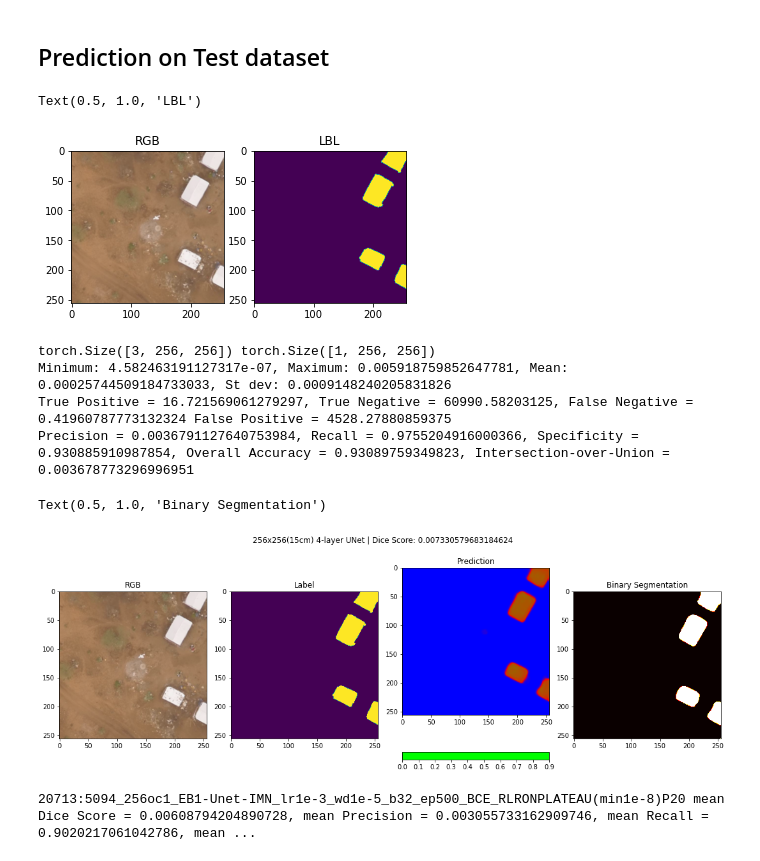
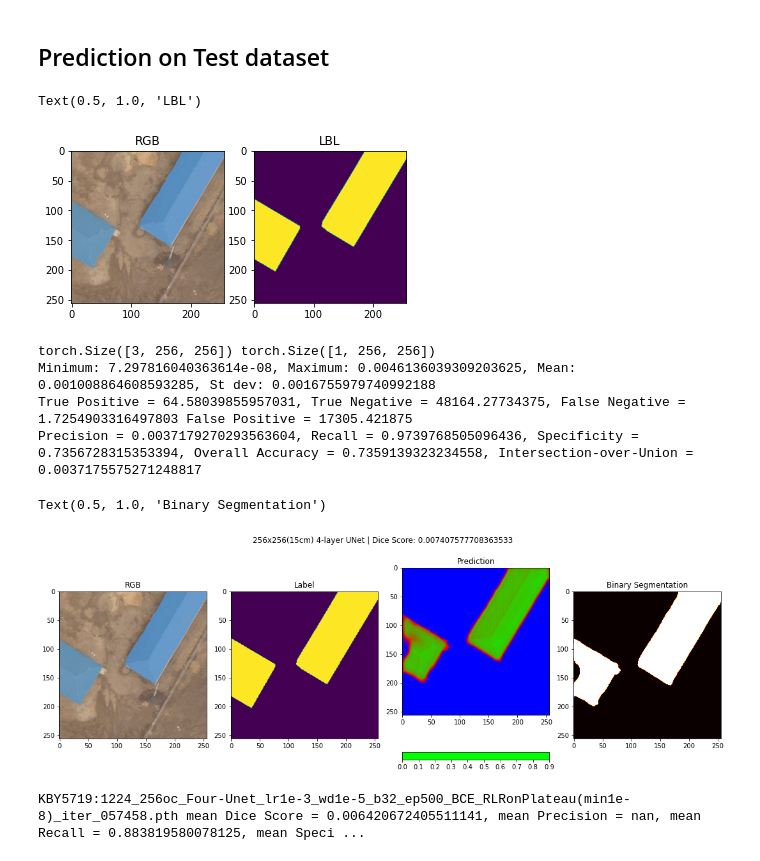
Before and after one commit to chrischank/HOTOSM_OAM_codeV2, a Jupyter notebook: Train_loop.ipynb, the cells around one changed output. Drawn from its saved outputs; the diff is of its cells as text; code cells hidden in the pictures.

```diff
--- a/Train_loop.ipynb
+++ b/Train_loop.ipynb
@@ -94,7 +94,7 @@ def tvt_split(td):
 
         return train_IMG, val_IMG, test_IMG
 
-data_path = os.path.abspath("/home/mnt/HOTOSM_data/TVT_10cm")
+data_path = os.path.abspath("/home/mnt/HOTOSM_data/TVT_15cm")
 
 if os.path.exists(data_path) == True:
 
@@ -107,17 +107,17 @@ if os.path.exists(data_path) == True:
 
     for root, dirs, filename in os.walk(os.path.join(data_path, "Train", "IMG")):
         for f in filename:
-            #if f.startswith("KBY15_IMG"):
+            if f.startswith("KBY15_IMG"):
                 TrainIMG_ls.append(root + "/" + f)
 
     for root, dirs, filename in os.walk(os.path.join(data_path, "Val", "IMG")):
         for f in filename:
-            #if f.startswith("KBY15_IMG"):
+            if f.startswith("KBY15_IMG"):
                 ValIMG_ls.append(root + "/" + f)
 
     for root, dirs, filename in os.walk(os.path.join(data_path, "Test", "IMG")):
         for f in filename:
-            #if f.startswith("KBY15_IMG"):
+            if f.startswith("KBY15_IMG"):
                 TestIMG_ls.append(root + "/" + f)
 
 
@@ -584,21 +583,22 @@ LBL = plt.imshow(test_pair[1].detach().cpu().numpy().transpose(1, 2, 0))
 ax.set_title('LBL')
 # %% [output]
 Text(0.5, 1.0, 'LBL')
-[figure, old version]
+[figure, new version]
+# %%
+xp_name = "KBY5719:1224_256oc_Four-Unet_lr1e-3_wd1e-5_b32_ep500_BCE_RLRonPlateau(min1e-8)"
 # %%
-Net = smp.Unet(encoder_name = 'efficientnet-b1', encoder_depth = 4,
-               encoder_weights = None, decoder_use_batchnorm = True,
-               decoder_channels = (128, 64, 32, 16), decoder_attention_type = None,
-               in_channels = 3, classes = 1, activation = "sigmoid", aux_params = None)
+#Net = smp.Unet(encoder_name = 'efficientnet-b1', encoder_depth = 4,
+#               encoder_weights = None, decoder_use_batchnorm = True,
+#               decoder_channels = (128, 64, 32, 16), decoder_attention_type = None,
+#               in_channels = 3, classes = 1, activation = "sigmoid", aux_params = None)
 
-#Net = Four_UNet()
+Net = Four_UNet()
 
 checkpoint_dir = os.path.abspath("/home/mnt/HOTOSM_data/checkpoints")
 #checkpoint_dir = os.path.abspath("/home/chris/Dropbox/HOTOSM/SAMPLE/best_weights")
+best_iter = "_iter_057458.pth"
 
-xp_name = "20713:5094_256oc1_EB1-Unet-IMN_lr1e-3_wd1e-5_b32_ep500_BCE_RLRONPLATEAU(min1e-8)P20"
-
-NN_weights = os.path.join(checkpoint_dir, xp_name, xp_name + "_iter_318167.pth")
+NN_weights = os.path.join(checkpoint_dir, xp_name, xp_name + best_iter)
 
 NN_weights = torch.load(NN_weights, map_location = device)
 
@@ -642,43 +642,44 @@ with torch.no_grad():
 print("True Positive = {0}, True Negative = {1}, False Negative = {2} False Positive = {3}".format(TP, TN, FN, FP))
 print("Precision = {0}, Recall = {1}, Specificity = {2}, Overall Accuracy = {3}, Intersection-over-Union = {4}".format(Precision, Recall, Specificity, OA, IoU))
 
 # Plotting the RGB, Prediction, and Confidence
 fig = plt.figure(figsize = (15, 6))
 ax = fig.add_subplot(1, 4, 1)
 fig.tight_layout(w_pad = 3)
 fig.suptitle("256x256(15cm) 4-layer UNet | Dice Score: {0}".format(dice_score))
 RGB = plt.imshow(test_pair[0].detach().cpu().numpy().transpose(1, 2, 0))
 ax.set_title('RGB')
 
 ax = fig.add_subplot(1, 4, 2)
 PILlbl = lbl.detach().cpu().numpy().transpose(1, 2, 0)
 plt.imshow(PILlbl)
 ax.set_title('Label')
 
 ax = fig.add_subplot(1, 4, 3)
 PILpred = prediction.detach().cpu().numpy().transpose(1, 2, 0)
 plt.imshow(PILpred, cmap = "brg")
 plt.colorbar(boundaries = np.arange(0, 1.0, 0.1), ticks = np.arange(0, 1.0, 0.1),
              orientation = "horizontal")
 ax.set_title('Prediction')
 
 ax = fig.add_subplot(1, 4, 4)
 PILbin = pred_BOOL.detach().cpu().numpy().transpose(1, 2, 0)
 plt.imshow(PILbin, cmap = "hot")
 ax.set_title('Binary Segmentation')
 # %% [output]
 torch.Size([3, 256, 256]) torch.Size([1, 256, 256])
-Minimum: 4.582463191127317e-07, Maximum: 0.005918759852647781, Mean: 0.00025744509184733033, St dev: 0.0009148240205831826
-True Positive = 16.721569061279297, True Negative = 60990.58203125, False Negative = 0.41960787773132324 False Positive = 4528.27880859375
-Precision = 0.0036791127640753984, Recall = 0.9755204916000366, Specificity = 0.930885910987854, Overall Accuracy = 0.93089759349823, Intersection-over-Union = 0.003678773296996951
+Minimum: 7.297816040363614e-08, Maximum: 0.0046136039309203625, Mean: 0.001008864608593285, St dev: 0.0016755979740992188
+True Positive = 64.58039855957031, True Negative = 48164.27734375, False Negative = 1.7254903316497803 False Positive = 17305.421875
+Precision = 0.0037179270293563604, Recall = 0.9739768505096436, Specificity = 0.7356728315353394, Overall Accuracy = 0.7359139323234558, Intersection-over-Union = 0.0037175575271248817
 Text(0.5, 1.0, 'Binary Segmentation')
-[figure, old version]
+[figure, new version]
 # %%
 # Loading testing batch
 test_loader = DataLoader(Test, batch_size = 1, shuffle = True)
 Net.to(device = device)
 
 idx = []
+png_ls = []
 Dice_ls = []
 TP_ls = []
 TN_ls = []
@@ -733,6 +734,8 @@ for i, (img, lbl) in tqdm(enumerate(test_loader), total = len(test_loader)):
         OA = OA.detach().cpu().numpy()
         IoU = IoU.detach().cpu().numpy()
 
+
+
         idx.append(i)
         TP_ls.append(TP)
         TN_ls.append(TN)
@@ -744,7 +747,11 @@ for i, (img, lbl) in tqdm(enumerate(test_loader), total = len(test_loader)):
         OA_ls.append(OA)
         IoU_ls.append(IoU)
 
+for j in Test.png_dir:
+    png_ls.append(os.path.basename(j))
+
 df = {"id": idx,
+      "png": png_ls,
       "Dice_score": Dice_ls,
       "True_Positive": TP_ls,
       "True_Negative": TN_ls,
@@ -757,6 +764,6 @@ df = {"id": idx,
       "IoU": IoU_ls}
 
 results_csv = pd.DataFrame(df)
-print(xp_name, "mean Dice Score = {0}, mean Precision = {1}, mean Recall = {2}, mean Specificity = {3}, mean OA = {4}, mean IoU = {5}".format(np.mean(Dice_ls), np.mean(Precision_ls), np.mean(Recall_ls), np.mean(Specificity_ls), np.mean(OA_ls), np.mean(IoU_ls)))
+print(xp_name + best_iter, "mean Dice Score = {0}, mean Precision = {1}, mean Recall = {2}, mean Specificity = {3}, mean OA = {4}, mean IoU = {5}".format(np.mean(Dice_ls), np.mean(Precision_ls), np.mean(Recall_ls), np.mean(Specificity_ls), np.mean(OA_ls), np.mean(IoU_ls)))
 # %% [output]
-20713:5094_256oc1_EB1-Unet-IMN_lr1e-3_wd1e-5_b32_ep500_BCE_RLRONPLATEAU(min1e-8)P20 mean Dice Score = 0.00608794204890728, mean Precision = 0.003055733162909746, mean Recall = 0.9020217061042786, mean ...
+KBY5719:1224_256oc_Four-Unet_lr1e-3_wd1e-5_b32_ep500_BCE_RLRonPlateau(min1e-8)_iter_057458.pth mean Dice Score = 0.006420672405511141, mean Precision = nan, mean Recall = 0.883819580078125, mean Speci ...
```
Also changed, not shown: parts of 6 cells of this notebook, 3 other files.
